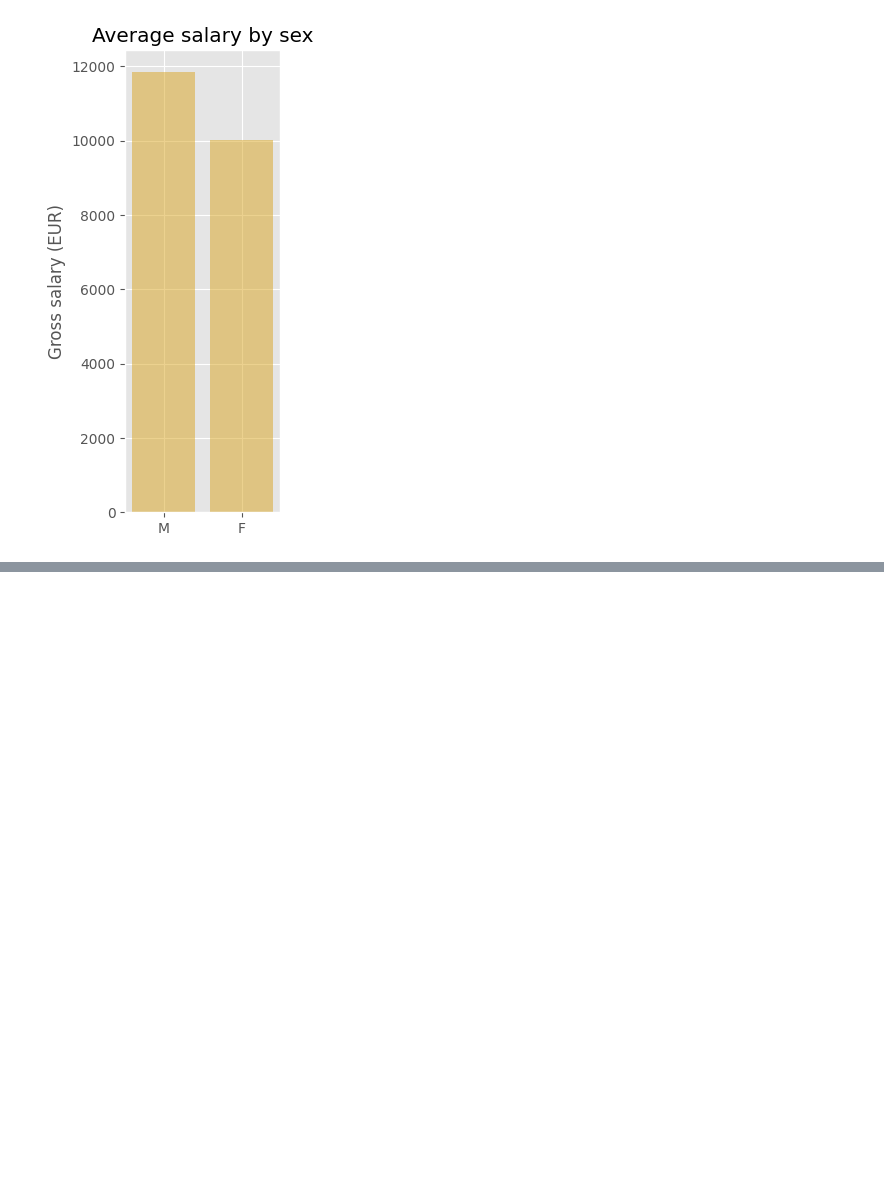
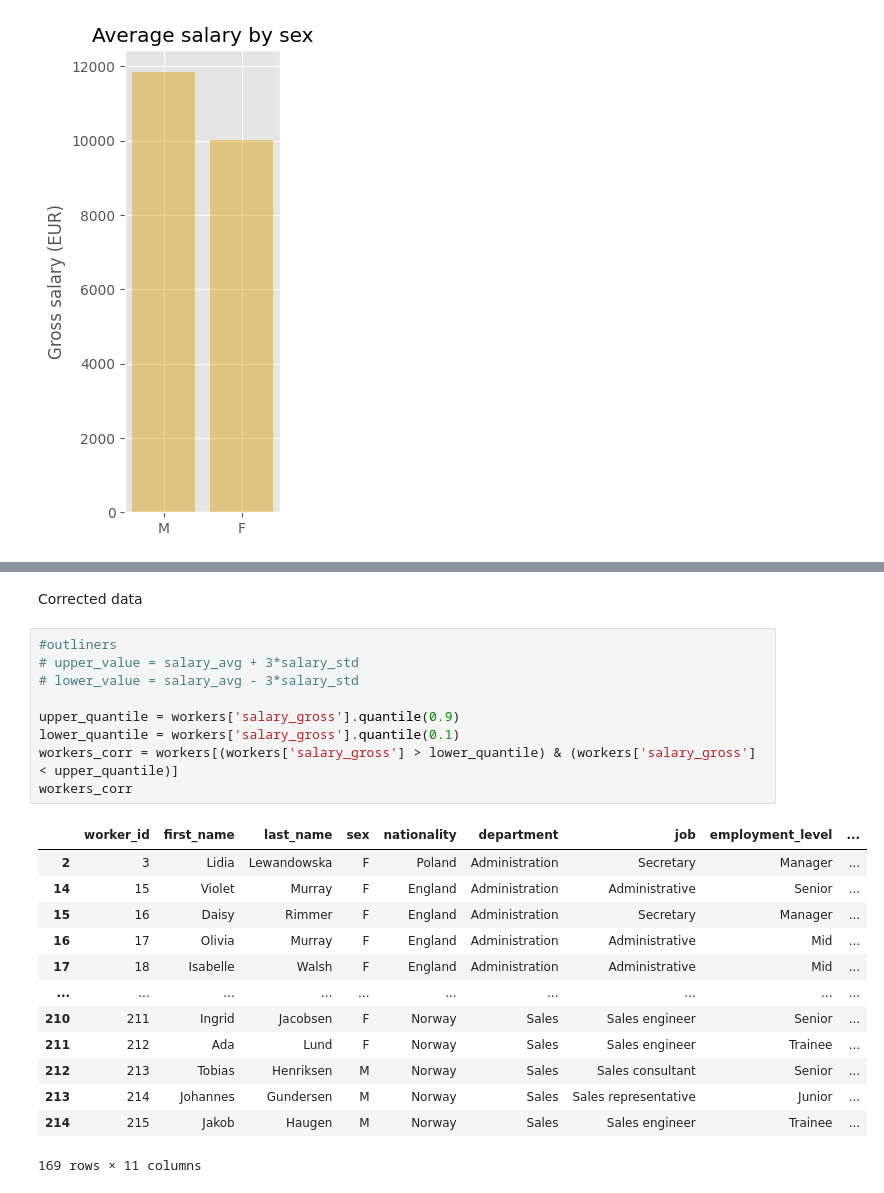
Before and after one commit to KamilShape/workers_regression_project, a Jupyter notebook: workers_project.ipynb, the cells around one changed output, grey strips where cells are left out. Saved outputs shown, nothing was run; the diff lists cells and outputs as text; blank space fills up the shorter version.

Commit message:
add outliners and change some comments

```diff
--- a/workers_project.ipynb
+++ b/workers_project.ipynb
@@ -158,0 +130,25 @@ nothing added to commit but untracked files present (use "git add" to track)
+# %% [markdown]
+Corrected data
+# %%
+#outliners
+# upper_value = salary_avg + 3*salary_std
+# lower_value = salary_avg - 3*salary_std
+
+upper_quantile = workers['salary_gross'].quantile(0.9)
+lower_quantile = workers['salary_gross'].quantile(0.1)
+workers_corr = workers[(workers['salary_gross'] > lower_quantile) & (workers['salary_gross'] < upper_quantile)]
+workers_corr
+# %% [output]
+|  | worker_id | first_name | last_name | sex | nationality | department | job | employment_level | ... |
+| 2 | 3 | Lidia | Lewandowska | F | Poland | Administration | Secretary | Manager | ... |
+| 14 | 15 | Violet | Murray | F | England | Administration | Administrative | Senior | ... |
+| 15 | 16 | Daisy | Rimmer | F | England | Administration | Secretary | Manager | ... |
+| 16 | 17 | Olivia | Murray | F | England | Administration | Administrative | Mid | ... |
+| 17 | 18 | Isabelle | Walsh | F | England | Administration | Administrative | Mid | ... |
+| ... | ... | ... | ... | ... | ... | ... | ... | ... | ... |
+| 210 | 211 | Ingrid | Jacobsen | F | Norway | Sales | Sales engineer | Senior | ... |
+| 211 | 212 | Ada | Lund | F | Norway | Sales | Sales engineer | Trainee | ... |
+| 212 | 213 | Tobias | Henriksen | M | Norway | Sales | Sales consultant | Senior | ... |
+| 213 | 214 | Johannes | Gundersen | M | Norway | Sales | Sales representative | Junior | ... |
+| 214 | 215 | Jakob | Haugen | M | Norway | Sales | Sales engineer | Trainee | ... |
+169 rows × 11 columns
```
Also changed, not shown: parts of 7 cells of this notebook.
